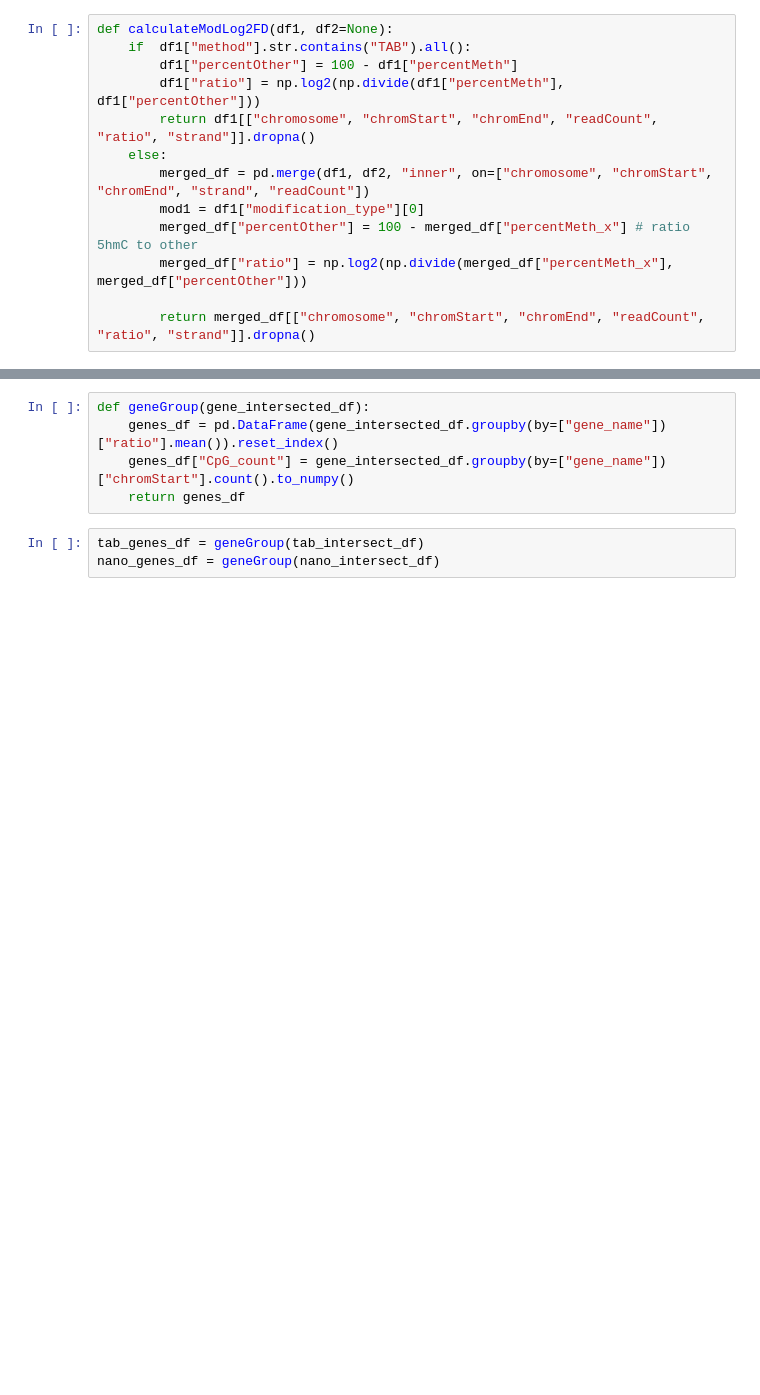
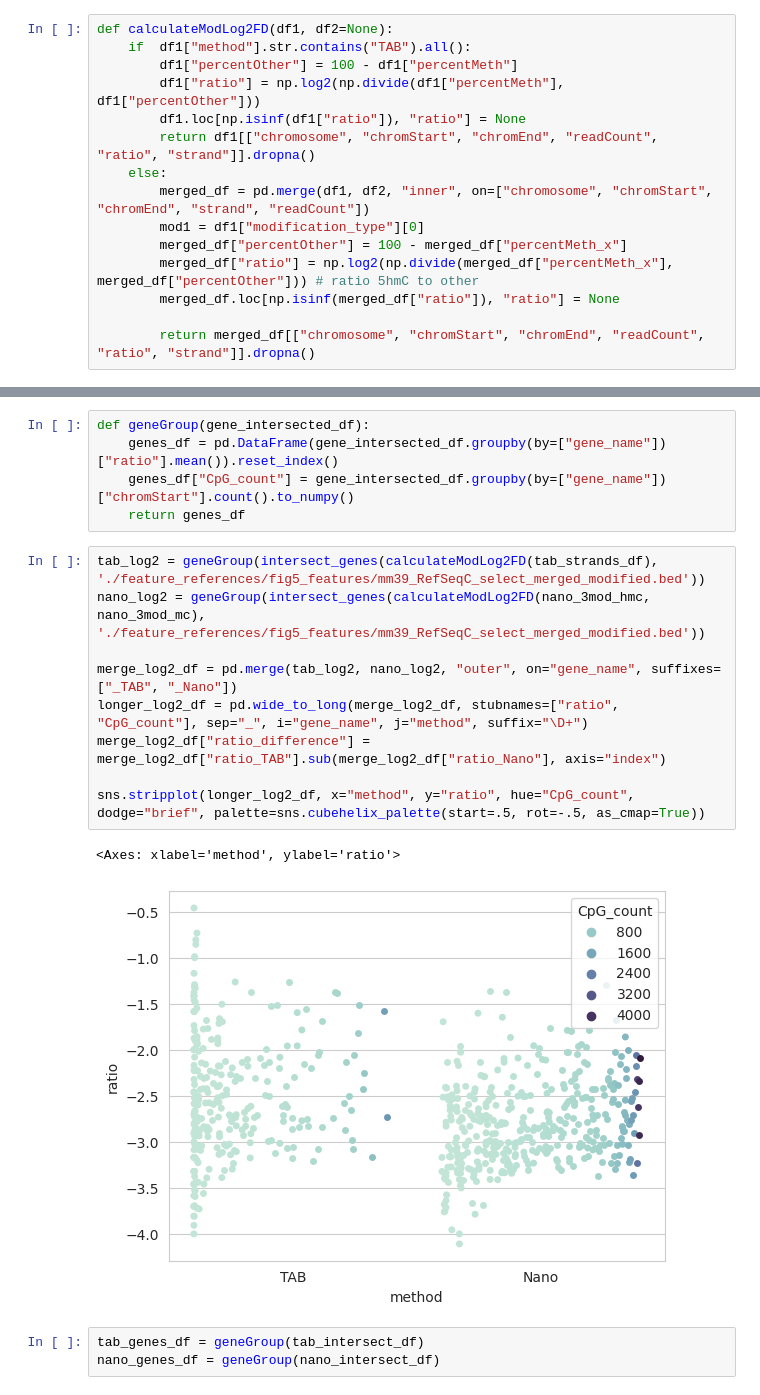
Before and after one commit to DominicOH/Analysis-of-nanopore-epigenetic-sequencing, a Jupyter notebook: CpG_turnover_fig5.ipynb, the cells around one changed output, grey strips where cells are left out. Cells and saved outputs as stored; diff of their text form; blank space fills up the shorter version.

```diff
--- a/CpG_turnover_fig5.ipynb
+++ b/CpG_turnover_fig5.ipynb
@@ -111,12 +111,14 @@ def calculateModLog2FD(df1, df2=None):
     if  df1["method"].str.contains("TAB").all():
         df1["percentOther"] = 100 - df1["percentMeth"]
         df1["ratio"] = np.log2(np.divide(df1["percentMeth"], df1["percentOther"]))
+        df1.loc[np.isinf(df1["ratio"]), "ratio"] = None
         return df1[["chromosome", "chromStart", "chromEnd", "readCount", "ratio", "strand"]].dropna()
     else:
         merged_df = pd.merge(df1, df2, "inner", on=["chromosome", "chromStart", "chromEnd", "strand", "readCount"])
         mod1 = df1["modification_type"][0]
-        merged_df["percentOther"] = 100 - merged_df["percentMeth_x"] # ratio 5hmC to other
-        merged_df["ratio"] = np.log2(np.divide(merged_df["percentMeth_x"], merged_df["percentOther"]))
+        merged_df["percentOther"] = 100 - merged_df["percentMeth_x"]
+        merged_df["ratio"] = np.log2(np.divide(merged_df["percentMeth_x"], merged_df["percentOther"])) # ratio 5hmC to other
+        merged_df.loc[np.isinf(merged_df["ratio"]), "ratio"] = None
 
         return merged_df[["chromosome", "chromStart", "chromEnd", "readCount", "ratio", "strand"]].dropna()
 # %%
@@ -139,6 +141,18 @@ def geneGroup(gene_intersected_df):
     genes_df = pd.DataFrame(gene_intersected_df.groupby(by=["gene_name"])["ratio"].mean()).reset_index()
     genes_df["CpG_count"] = gene_intersected_df.groupby(by=["gene_name"])["chromStart"].count().to_numpy()
     return genes_df
+# %%
+tab_log2 = geneGroup(intersect_genes(calculateModLog2FD(tab_strands_df), './feature_references/fig5_features/mm39_RefSeqC_select_merged_modified.bed'))
+nano_log2 = geneGroup(intersect_genes(calculateModLog2FD(nano_3mod_hmc, nano_3mod_mc), './feature_references/fig5_features/mm39_RefSeqC_select_merged_modified.bed'))
+
+merge_log2_df = pd.merge(tab_log2, nano_log2, "outer", on="gene_name", suffixes=["_TAB", "_Nano"])
+longer_log2_df = pd.wide_to_long(merge_log2_df, stubnames=["ratio", "CpG_count"], sep="_", i="gene_name", j="method", suffix="\D+")
+merge_log2_df["ratio_difference"] = merge_log2_df["ratio_TAB"].sub(merge_log2_df["ratio_Nano"], axis="index")
+
+sns.stripplot(longer_log2_df, x="method", y="ratio", hue="CpG_count", dodge="brief", palette=sns.cubehelix_palette(start=.5, rot=-.5, as_cmap=True))
+# %% [output]
+<Axes: xlabel='method', ylabel='ratio'>
+[figure, added]
 # %%
 tab_genes_df = geneGroup(tab_intersect_df)
 nano_genes_df = geneGroup(nano_intersect_df)
```
